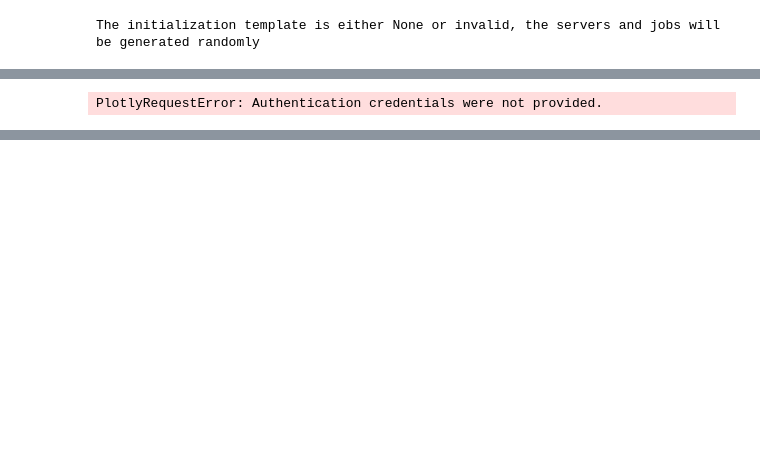
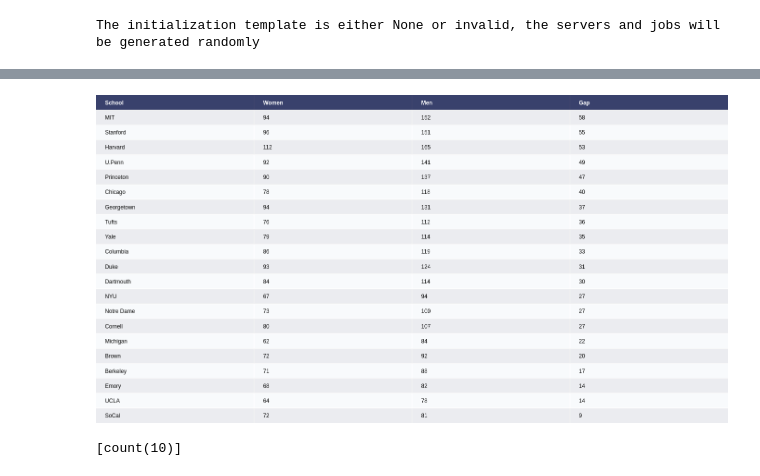
Before and after one commit to Gccxeon/JobScheduling, a Jupyter notebook: Untitled.ipynb, the cells around one changed output, grey strips where cells are left out. Saved outputs shown, nothing was run; the diff lists cells and outputs as text; code cells hidden in the pictures; blank space fills up the shorter version.

```diff
--- a/Untitled.ipynb
+++ b/Untitled.ipynb
@@ -19,7 +25,15 @@ plotly.offline.init_notebook_mode(connected=True)
 # %%
+from plotly.offline import plot, iplot, init_notebook_mode
+import plotly.graph_objs as go
+
+# Make plotly work with Jupyter notebook
+init_notebook_mode()
+
+keys=['one','two','three']
+values=[1,2,3]
+
 df = pd.read_csv("school_earnings.csv")
 
 table = ff.create_table(df)
-py.iplot(table, filename='jupyter-table1')
+iplot(table, filename='jupyter-table1')
 # %% [output]
-PlotlyRequestError: Authentication credentials were not provided.
@@ -25,0 +41 @@ PlotlyRequestError: Authentication credentials were not provided.
+[figure, added]
@@ -25,0 +44,4 @@ PlotlyRequestError: Authentication credentials were not provided.
+# %%
+itertools.count(10)
+# %% [output]
+[count(10)]
```
Also changed, not shown: parts of 8 cells of this notebook, 5 other files.
